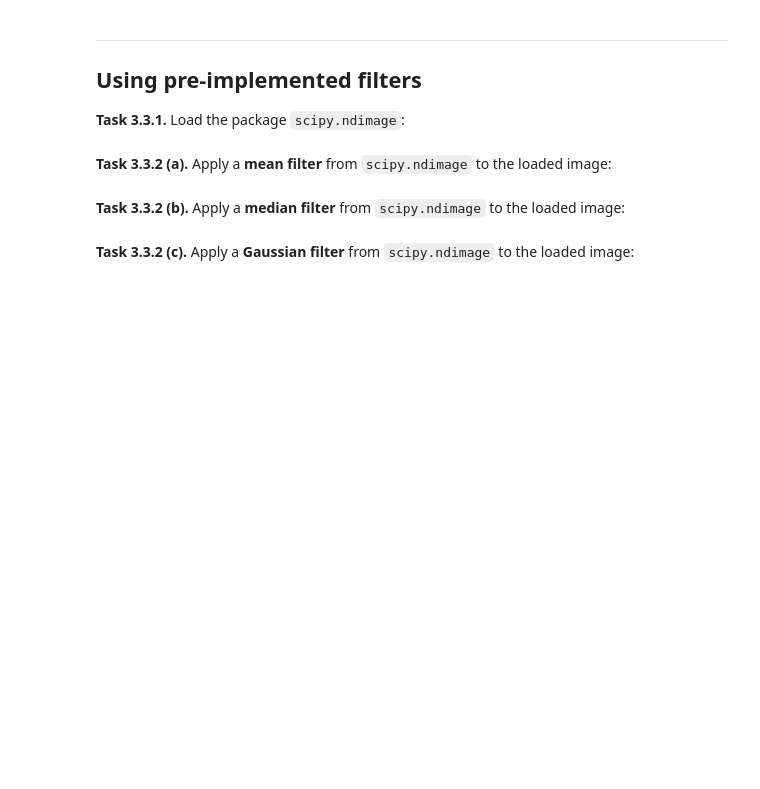
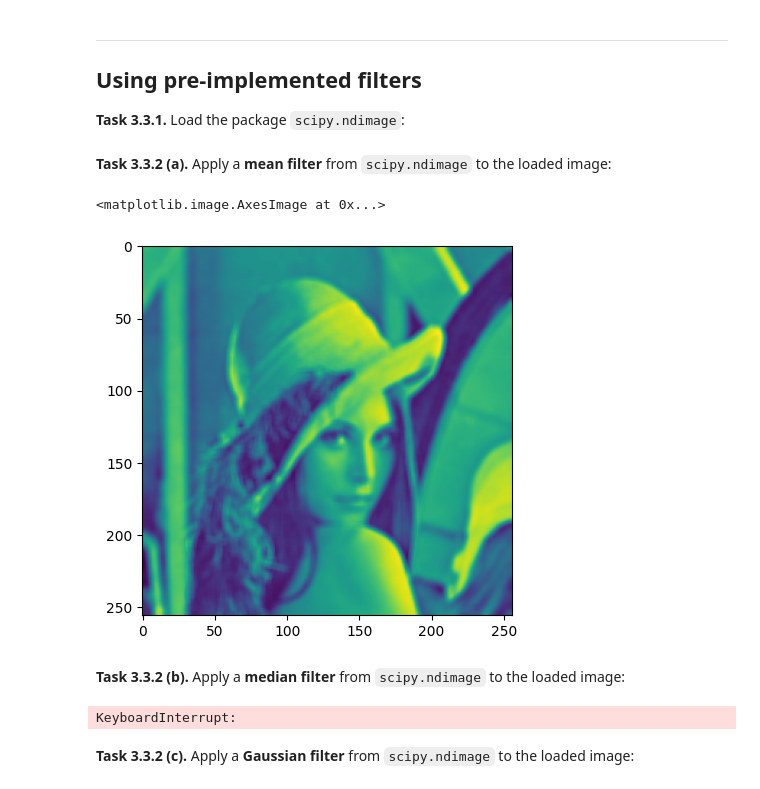
Before and after one commit to annkathrxn/mobi-fs3-python, a Jupyter notebook: task3.ipynb, the cells around one changed output. Drawn from its saved outputs; the diff is of its cells as text; code cells hidden in the pictures; blank space fills up the shorter version.

```diff
--- a/task3.ipynb
+++ b/task3.ipynb
@@ -93,9 +101,23 @@ Then, compare your result for filter size `5` with the correct result image `dat
 ## Using pre-implemented filters
 
 **<a id="#">Task 3.3.1.</a>** Load the package `scipy.ndimage`:
+# %%
+import scipy.ndimage
+lena3 = img.copy()
 # %% [markdown]
 **<a id="#">Task 3.3.2 (a).</a>** Apply a **mean filter** from `scipy.ndimage` to the loaded image:
+# %%
+scipy.ndimage.uniform_filter(lena3, 5)
+plt.imshow(scipy.ndimage.uniform_filter(lena3, 5))
+# %% [output]
+<matplotlib.image.AxesImage at 0x...>
+[figure, added]
 # %% [markdown]
 **<a id="#">Task 3.3.2 (b).</a>** Apply a **median filter** from `scipy.ndimage` to the loaded image:
+# %%
+lena4 = img.copy()
+plt.imshow(scipy.ndimage.median_filter(lena4, 5))
+# %% [output]
+KeyboardInterrupt:
 # %% [markdown]
 **<a id="#">Task 3.3.2 (c).</a>** Apply a **Gaussian filter** from `scipy.ndimage` to the loaded image:
```
Also changed, not shown: parts of 5 cells of this notebook.
